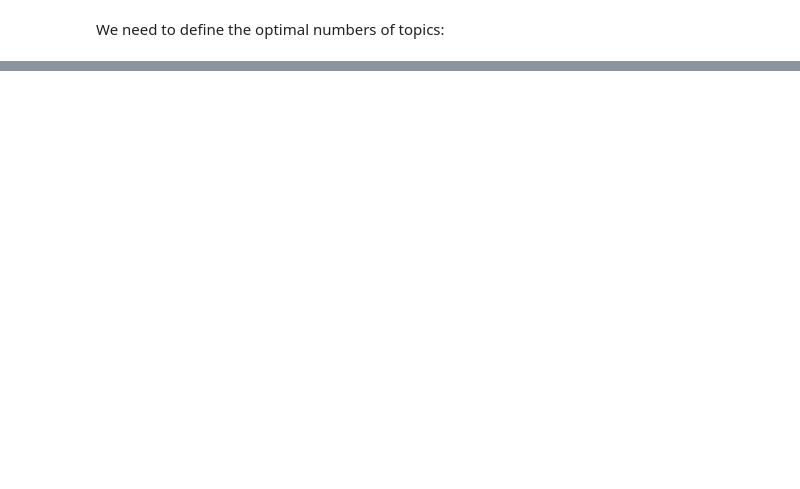
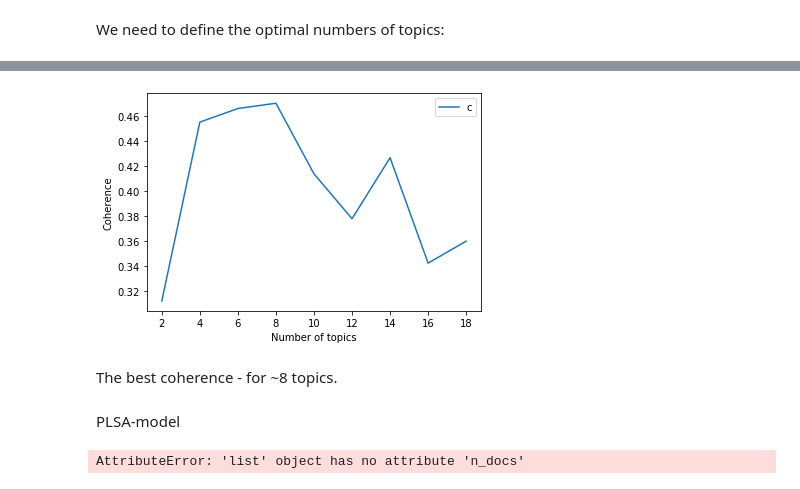
Before and after one commit to ptfrwrd/Lenta-ru-EDA-and-Topics, a Jupyter notebook: Practice/topic_modeling_and_ N-gramms_task.ipynb, the cells around one changed output, grey strips where cells are left out. Cells and saved outputs as stored; diff of their text form; code cells hidden in the pictures; blank space fills up the shorter version.

```diff
--- a/Practice/topic_modeling_and_ N-gramms_task.ipynb
+++ b/Practice/topic_modeling_and_ N-gramms_task.ipynb
@@ -199,0 +221,28 @@ IndexError: list index out of range
+# %%
+def calc_coherence_values_Lsi(dictionary, corpus, texts, limit, start = 2, step = 2):
+    coherence_values = []
+    model_list = []
+    for num_topics in range(start, limit, step):
+        model = LsiModel(corpus=corpus, id2word = dictionary, num_topics = num_topics)
+        model_list.append(model)
+        coherencemodel = CoherenceModel(model = model, texts = texts, dictionary = dictionary, coherence = 'c_v')
+        coherence_values.append(coherencemodel.get_coherence())
+    return model_list, coherence_values
+
+
+model_list, coherence_values_Lsi = calc_coherence_values(dictionary = dictionary, corpus=corpus, texts=text, start = 2, limit = 20, step = 2)
+# %%
+
+limit, start, step = 20, 2, 2
+x = range(start, limit, step)
+plt.plot(x, coherence_values_Lsi)
+plt.xlabel("Number of topics")
+plt.ylabel("Coherence")
+plt.legend(("coherence_values"), loc='best')
+plt.show()
+# %% [output]
+[figure, added]
+# %% [markdown]
+The best coherence - for ~8 topics.
+# %% [markdown]
+PLSA-model
@@ -199,0 +253,6 @@ IndexError: list index out of range
+# %%
+n_topics = 10
+plsa = PLSA(corpus, n_topics, True)
+plsa
+# %% [output]
+AttributeError: 'list' object has no attribute 'n_docs'
```
Also changed, not shown: parts of 14 cells of this notebook.
